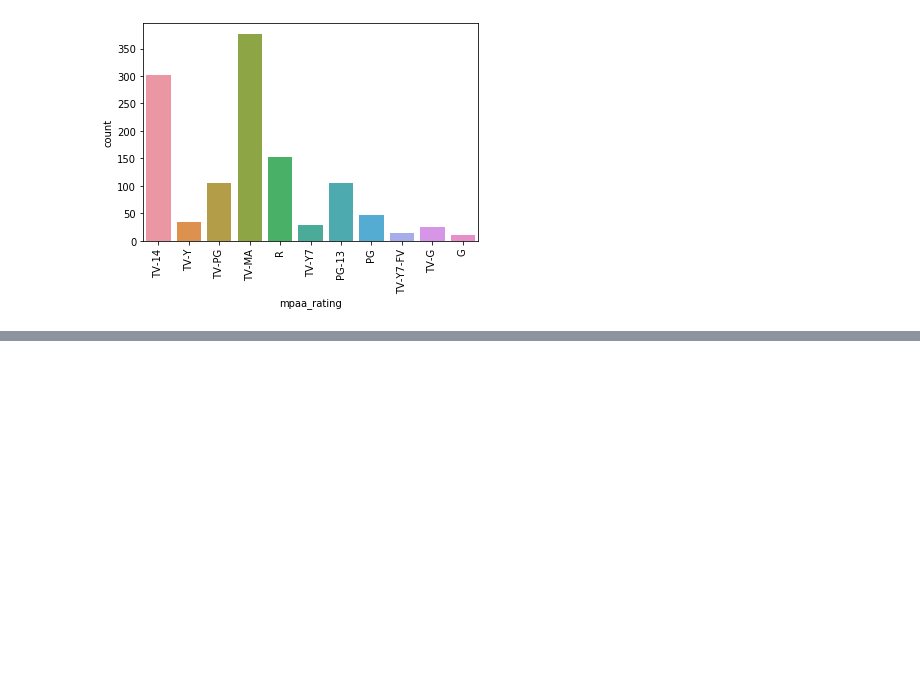
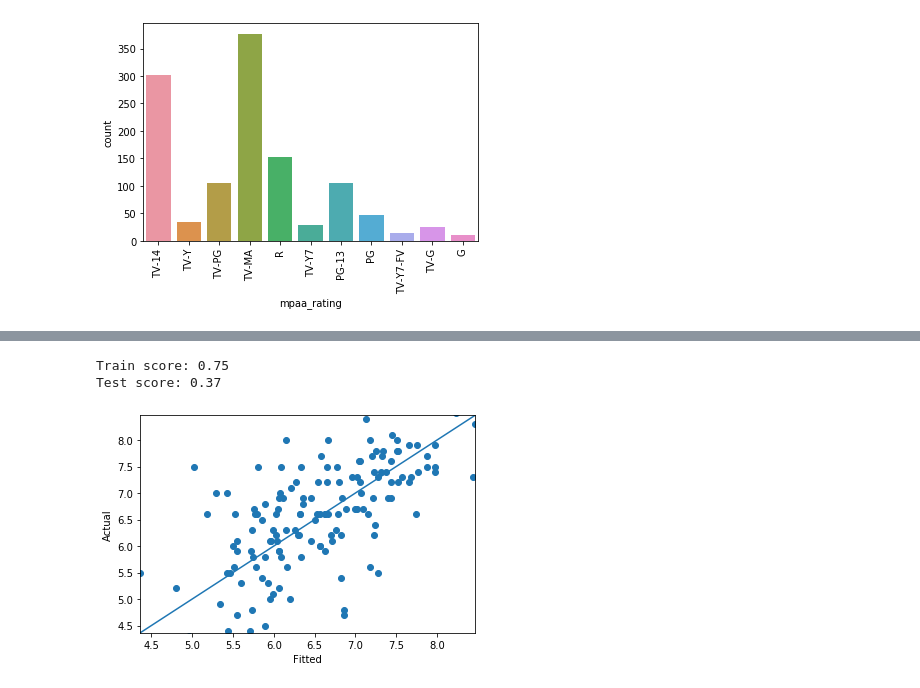
Before and after one commit to AdamSpannbauer/flixable_ml_dsi, a Jupyter notebook: eda.ipynb, the cells around one changed output, grey strips where cells are left out. Saved outputs shown, nothing was run; the diff lists cells and outputs as text; code cells hidden in the pictures; blank space fills up the shorter version.

```diff
--- a/eda.ipynb
+++ b/eda.ipynb
@@ -68,0 +160,23 @@ for plot_col in plot_cols:
+# %%
+movie_dummy = movie_dummy.dropna()
+# %%
+y_col = 'imdbRating'
+X = movie_dummy.drop(columns=[y_col])
+y = movie_dummy[y_col]
+
+X_train, X_test, y_train, y_test = train_test_split(X, y,
+                                                    test_size=0.2,
+                                                    random_state=42)
+# %%
+n_trees = 200
+
+params = {'subsample': [0.5, 0.75, 1.0],
+          'colsample_bytree': [0.5, 0.75, 1.0],
+          'max_depth': [3, 4, 7]}
+
+xgb_cv = XGBRegressor(objective='reg:squarederror',
+                      n_estimators=n_trees,
+                      earning_rate=2 / n_trees)
+
+xgb_cv = GridSearchCV(xgb_cv, params, cv=2, verbose=1)
+xgb_cv.fit(X_train, y_train)
@@ -68,0 +205,26 @@ for plot_col in plot_cols:
+# %%
+train_score = xgb_cv.score(X_train, y_train)
+test_score = xgb_cv.score(X_test, y_test)
+
+print(f'Train score: {train_score:.2f}')
+print(f'Test score: {test_score:.2f}')
+# %% [output]
+Train score: 0.75
+Test score: 0.37
+# %%
+y_pred = xgb_cv.predict(X_test)
+
+min_pred = min(y_pred)
+max_pred = max(y_pred)
+x = [min_pred, max_pred]
+y = [min_pred, max_pred]
+
+plt.scatter(y_pred, y_test)
+plt.plot(x, y)
+plt.xlabel('Fitted')
+plt.ylabel('Actual')
+plt.xlim((min_pred, max_pred))
+plt.ylim((min_pred, max_pred))
+plt.show()
+# %% [output]
+[figure, added]
```
Also changed, not shown: parts of 17 cells of this notebook.
